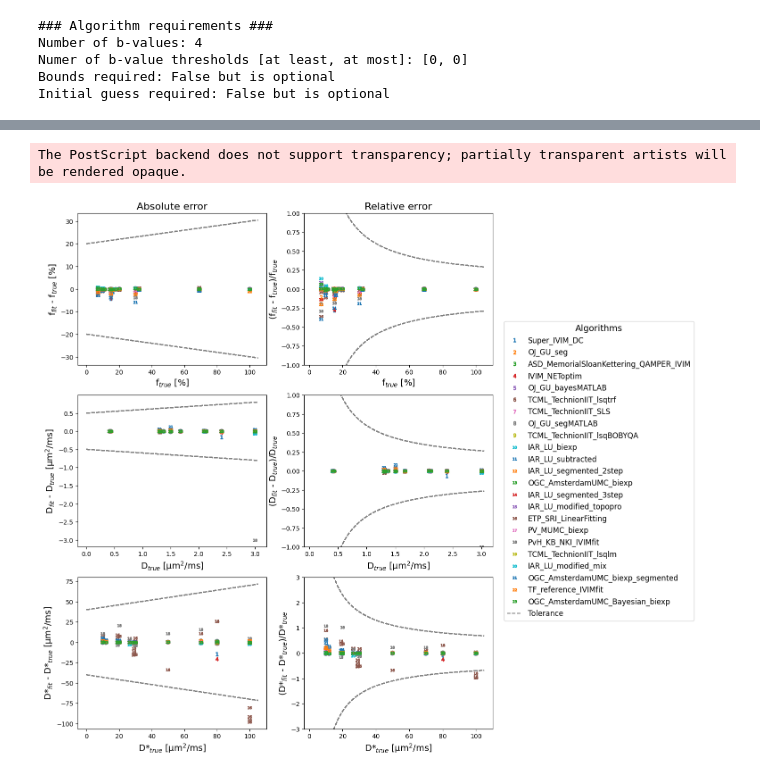
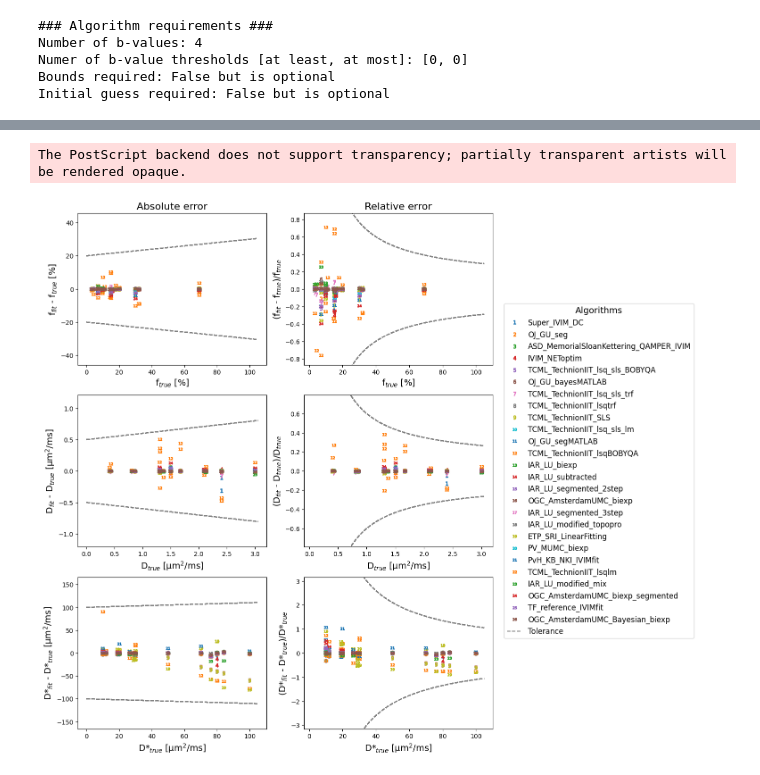
Before and after one commit to OSIPI/TF2.4_IVIM-MRI_CodeCollection, a Jupyter notebook: papers/paper1/figs.ipynb, the cells around one changed output, grey strips where cells are left out. Cells and saved outputs as stored; diff of their text form; code cells hidden in the pictures.

Commit message:
results with all algorithms as of September 2025

```diff
--- a/papers/paper1/figs.ipynb
+++ b/papers/paper1/figs.ipynb
@@ -227,7 +244,7 @@ fig.savefig(os.path.join('figs','fig2.png'),dpi=400);
 
 titles = ['Model fitting algorithm','Programming language','Stepwise algorithms','Model']
 labelss = [['NLLS','LLS','Bayesian','Variable projection','Deep learning','NNLS'],['Python','MATLAB'],['Single step','Segmented'],['Biexponential','Triexponential','sIVIM']]
-sizess = [[19,5,2,2,2,1],[28,3],[16,15],[25,4,2]]
+sizess = [[20,5,2,2,2,1],[29,3],[17,15],[26,4,2]]
 
 colors = []
 
@@ -279,4 +296,4 @@ im = nib.load(im_file).get_fdata()
 bvalues_im = np.loadtxt(im_file.replace('.nii.gz','.bval'))
 
 algorithm = IAR_LU_biexp()
-fit_vol = algorithm.ivim_fit_full_volume(im,bvalues)
+fit_vol = algorithm.ivim_fit_full_volume(im,bvalues_im)
@@ -408,5 +460,5 @@ for child in testsuite:
 # %%
-tols = {'rtol': {'f': 0.1, 'D': 0.1, 'Dp': 0.3}, 'atol': {'f': 0.2, 'D': 5e-4, 'Dp': 4e-2}}
+tols = {'rtol': {'f': 0.1, 'D': 0.1, 'Dp': 0.1}, 'atol': {'f': 0.2, 'D': 5e-4, 'Dp': 10e-2}}
 scale = {'f':100,'D':1e3,'Dp':1e3}
 units = {'f':'%','D':'µm$^2$/ms','Dp':'µm$^2$/ms'}
 xlim = {'f':[-0.05,1.05],'D':[-0.05e-3,3.05e-3],'Dp':[-0.005,0.105]}
@@ -415,60 +467,70 @@ fig,axess = plt.subplots(3,2,figsize=(12,15))
 for axes,par in zip(axess,pars):
     for a,ax in enumerate(axes):
         for idx,algorithm in enumerate(algorithms):
-            x = np.array(ground_truth[par][algorithm])
+            for body_part in ['body','brain']:
+                x = np.array(ground_truth[body_part][par][algorithm])
 
-            if par == 'D':
-                mask = np.array(ground_truth['f'][algorithm]) < 0.8
-            elif par == 'Dp':
-                mask = np.array(ground_truth['f'][algorithm]) > 0.03
-            else:
-                mask = np.array(ground_truth['f'][algorithm]) > 0.01
-            res = np.array(result[par][algorithm])[mask]
-            x = x[mask]
-            xplot = np.linspace(0,xlim[par][1])
-            if a == 0:
-                y = res - x
-                #y = x - res
-                yplot = tols['atol'][par]*np.ones_like(xplot) + tols['rtol'][par]*xplot
-            else:
-                y = (res-x)/x
-                #y = (x-res)/res
-                yplot = tols['rtol'][par]*np.ones_like(xplot) + tols['atol'][par]/xplot
+                if par == 'D':
+                    mask = np.array(ground_truth[body_part]['f'][algorithm]) < 0.8
+                elif par == 'Dp':
+                    mask = np.array(ground_truth[body_part]['f'][algorithm]) > 0.03
+                else:
+                    mask = np.full(np.shape(ground_truth[body_part]['f'][algorithm]),True)
+                mask &= (np.array(ground_truth[body_part]['f'][algorithm]) > 0.01) & (np.array(ground_truth[body_part]['f'][algorithm]) < 0.99)
 
-            if a == 0:
-                y *= scale[par]
-                yplot *= scale[par]
+                res = np.array(result[body_part][par][algorithm])[mask]
+                x = x[mask]
+                xplot = np.linspace(0,xlim[par][1])
+                if a == 0:
+                    y = res - x
+                    #y = x - res
+                    yplot = tols['atol'][par]*np.ones_like(xplot) + tols['rtol'][par]*xplot
+                else:
+                    y = (res-x)/x
+                    #y = (x-res)/res
+                    yplot = tols['rtol'][par]*np.ones_like(xplot) + tols['atol'][par]/xplot
 
-            ax.plot(x*scale[par],y,marker=f'${idx+1}$',linestyle='none',label=algorithm, mfc='none')
+                if a == 0:
+                    y *= scale[par]
+                    yplot *= scale[par]
+                if body_part == 'body':
+                    label = algorithm
+                else:
+                    label = ''
+                ax.plot(x*scale[par],y,marker=f'${idx+1}$',linestyle='none',label=label, mfc='none',color=f'C{idx}')
 
             for sign in [-1,1]:
                 label = ''
                 if (sign == -1) and (algorithm == algorithms[-1]):
                     label = 'Tolerance'
                 ax.plot(xplot*scale[par],sign*yplot,'--',color='gray',label=label)
         if par == pars[0]:
             if a == 0:
                 title = 'Absolute error'
             else:
                 title = 'Relative error'
             ax.set_title(title,fontsize=16)
         elif par == pars[1]:
             if a == 1:
                 ax.legend(bbox_to_anchor=(1.04,0.5),loc="center left",title='Algorithms',title_fontsize=14,fontsize=12)
         xlabel = f'{plot_pars[par]}' + '$_{true}$' + f' [{units[par]}]'
         ax.set_xlabel(xlabel,fontsize=14)
 
         if a == 0:
             ylabel = f'{plot_pars[par]}' + '$_{fit}$ - ' + f'{plot_pars[par]}' + '$_{true}$' + f' [{units[par]}]'
         else:
             ylabel = f'({plot_pars[par]}' + '$_{fit}$ - ' + f'{plot_pars[par]}' + '$_{true}$)/' + f'{plot_pars[par]}' + '$_{true}$'
 
         ax.set_ylabel(ylabel,fontsize=14)
 
-        if a == 1:
-            ax.set_ylim([-tols['rtol'][par]*10,tols['rtol'][par]*10])
+        ylim = yplot[-1]*np.array([-1,1])
+        if a == 0:
+            ylim *= 1.5
+        else:
+            ylim *= 3
+        ax.set_ylim(ylim) # [-tols['rtol'][par]*10,tols['rtol'][par]*10]
 
-fig.savefig(os.path.join('figs','fig5.eps'));
+fig.savefig(os.path.join('figs','fig6.eps'));
 # %% [output]
 The PostScript backend does not support transparency; partially transparent artists will be rendered opaque.
-[figure, old version]
+[figure, new version]
```
Also changed, not shown: parts of 15 cells of this notebook, 4 other files.
